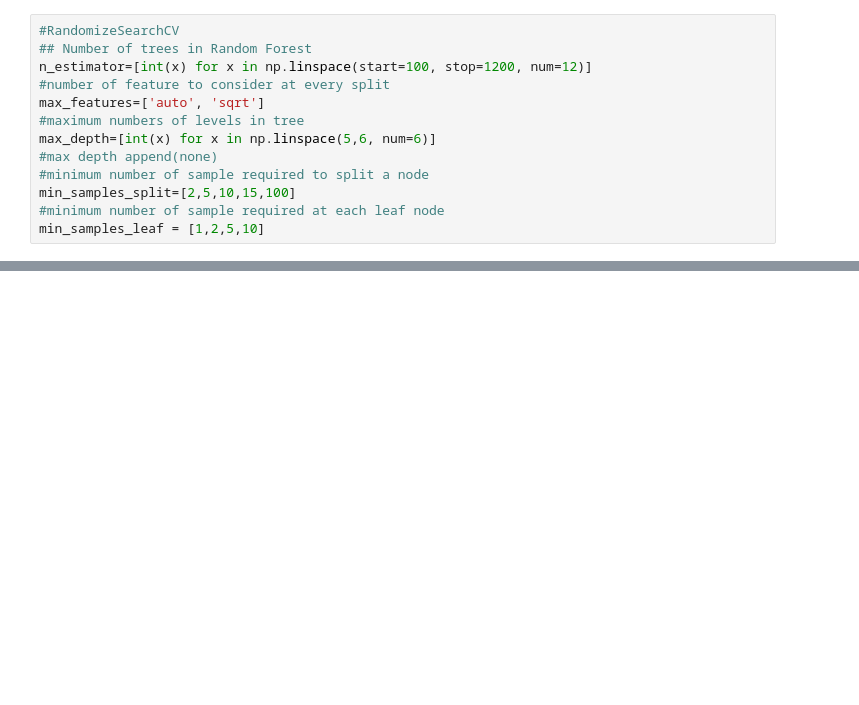
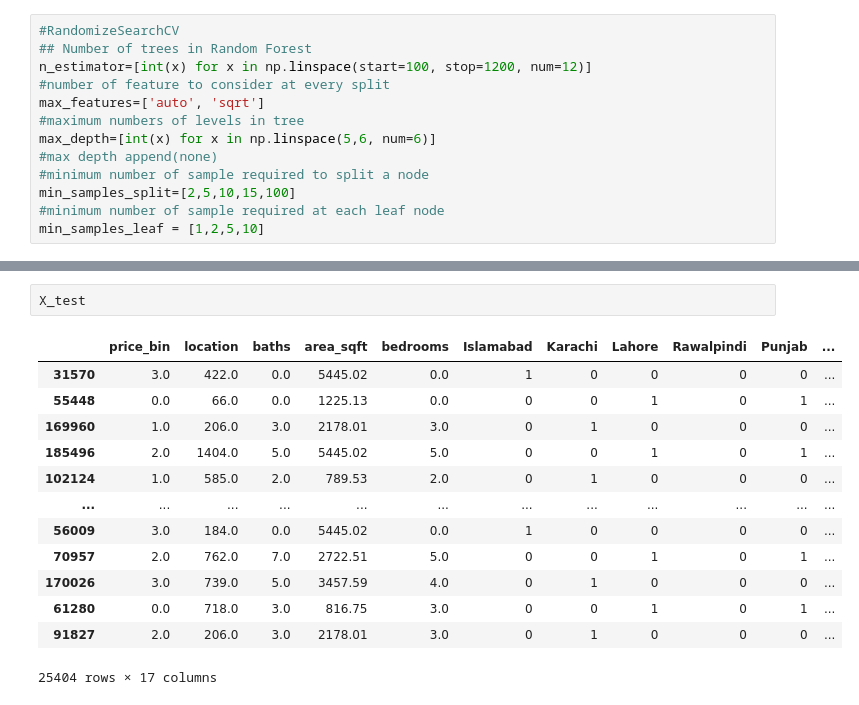
Before and after one commit to ZaheerFDS78/house-price-prediction-model, a Jupyter notebook: Untitled.ipynb, the cells around one changed output, grey strips where cells are left out. Cells and saved outputs as stored; diff of their text form; blank space fills up the shorter version.

```diff
--- a/Untitled.ipynb
+++ b/Untitled.ipynb
@@ -458,0 +539,16 @@ ImportError: cannot import name 'RandomizedSearchCv' from 'sklearn.model_selecti
+# %%
+X_test
+# %% [output]
+|  | price_bin | location | baths | area_sqft | bedrooms | Islamabad | Karachi | Lahore | Rawalpindi | Punjab | ... |
+| 31570 | 3.0 | 422.0 | 0.0 | 5445.02 | 0.0 | 1 | 0 | 0 | 0 | 0 | ... |
+| 55448 | 0.0 | 66.0 | 0.0 | 1225.13 | 0.0 | 0 | 0 | 1 | 0 | 1 | ... |
+| 169960 | 1.0 | 206.0 | 3.0 | 2178.01 | 3.0 | 0 | 1 | 0 | 0 | 0 | ... |
+| 185496 | 2.0 | 1404.0 | 5.0 | 5445.02 | 5.0 | 0 | 0 | 1 | 0 | 1 | ... |
+| 102124 | 1.0 | 585.0 | 2.0 | 789.53 | 2.0 | 0 | 1 | 0 | 0 | 0 | ... |
+| ... | ... | ... | ... | ... | ... | ... | ... | ... | ... | ... | ... |
+| 56009 | 3.0 | 184.0 | 0.0 | 5445.02 | 0.0 | 1 | 0 | 0 | 0 | 0 | ... |
+| 70957 | 2.0 | 762.0 | 7.0 | 2722.51 | 5.0 | 0 | 0 | 1 | 0 | 1 | ... |
+| 170026 | 3.0 | 739.0 | 5.0 | 3457.59 | 4.0 | 0 | 1 | 0 | 0 | 0 | ... |
+| 61280 | 0.0 | 718.0 | 3.0 | 816.75 | 3.0 | 0 | 0 | 1 | 0 | 1 | ... |
+| 91827 | 2.0 | 206.0 | 3.0 | 2178.01 | 3.0 | 0 | 1 | 0 | 0 | 0 | ... |
+25404 rows × 17 columns
```
Also changed, not shown: parts of 21 cells of this notebook.
